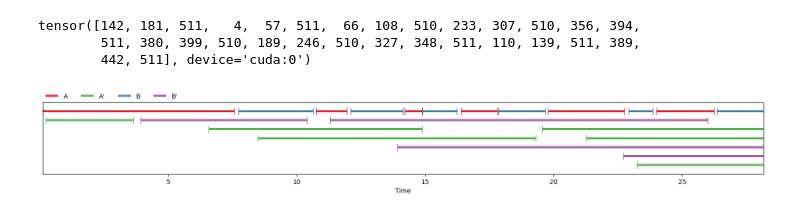
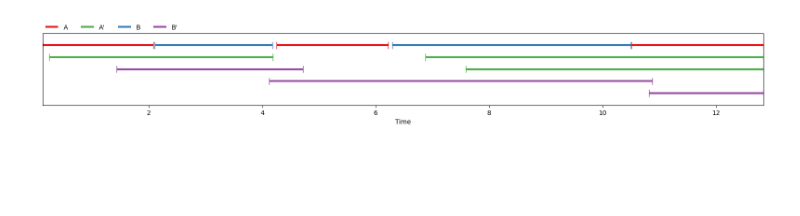
Before and after one commit to mogwai/nanodrz, a Jupyter notebook: notebook/inference.ipynb, the cells around one changed output. Drawn from its saved outputs; the diff is of its cells as text; code cells hidden in the pictures; blank space fills up the shorter version.

```diff
--- a/notebook/inference.ipynb
+++ b/notebook/inference.ipynb
@@ -14,7 +13,7 @@ config = Config(**ckpt["config"])
 model:DiarizeGPT = DiarizeGPT.from_pretrained(ckpt).cuda()
 # %%
 # Use the same parameters that the model was trained on to generate a sample
-audio, labels = artificial_diarisation_sample(speakers, **config.data.model_dump())
+audio, labels = artificial_diarisation_sample(libritts_test(), **config.data.model_dump())
 print(audio.shape[-1]/16000)
 visualise_annotation(labels)
 play(audio)
@@ -49,15 +30,7 @@ def convert_tokens_to_labels(tokens):
-# %%
-tokens = model.generate(audio.cuda())
-print(tokens)
-# %% [output]
-tensor([142, 181, 511,   4,  57, 511,  66, 108, 510, 233, 307, 510, 356, 394,
-        511, 380, 399, 510, 189, 246, 510, 327, 348, 511, 110, 139, 511, 389,
-        442, 511], device='cuda:0')
 # %%
-assert tokens.shape[-1] % 3 == 0
-nlabels = convert_tokens_to_labels(tokens)
+nlabels = model.generate(audio.cuda(), temperature=.9)
 for l in nlabels:
     l[2] = l[2]+ "'"
 visualise_annotation(labels+nlabels)
 # %% [output]
-[figure, old version]
+[figure, new version]
```
Also changed, not shown: parts of 3 cells of this notebook, 2 other files.
